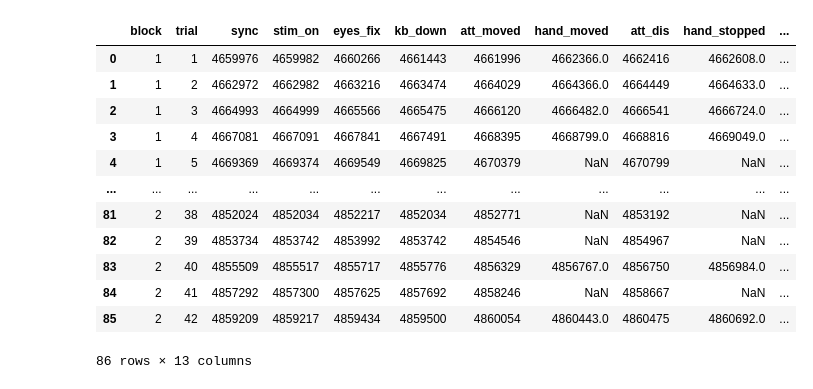
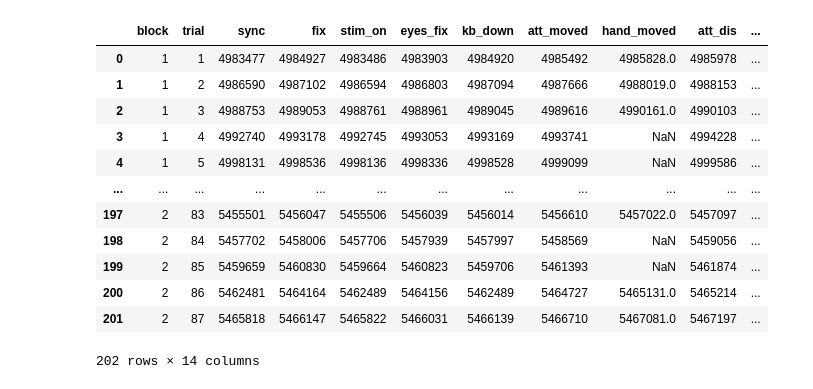
Before and after one commit to ClaraKuper/NoiseStrikeMatlab, a Jupyter notebook: Preprocessing/Parse Data.ipynb, the cells around one changed output. Saved outputs shown, nothing was run; the diff lists cells and outputs as text; code cells hidden in the pictures.

```diff
--- a/Preprocessing/Parse Data.ipynb
+++ b/Preprocessing/Parse Data.ipynb
@@ -17,7 +22,7 @@ import ipywidgets as widgets
 # next: plot the location of the stimuli
 # next: compare timing from eyelink and other data.
 
-f = open('../edf/test_NS.asc','r')
+f = open('../edf/ck44_NS.asc','r')
 l = f.readlines()
 read = False
 time_start = 4
@@ -38,12 +43,13 @@ events = [] # for time stamps of events
 tr_nr = 0 # set the trial number to 0
 block_nr = 0 # set the block number to 0
 mov_type = 'unknown' # unknown, saccade, blink, fixation
+tar_y = None
 in_trial = False # we only want the eye position when the trial has started (after trial_start)
 
 for line in l[start_id:]:
 
     # additional information for the table
-    append_message = [block_nr, tr_nr, mov_type]
+    append_message = [block_nr, tr_nr, mov_type, tar_y]
 
     if line[0:3].isnumeric(): # either the line starts with a number (time stamp), or with a string (message or detected movement)
             position_data = np.hstack((line.split(),append_message))
@@ -60,7 +66,7 @@ for line in l[start_id:]:
             sync = line.find('TRIAL SYNCTIME')
             sync_t = int(line[time_start:time_end])
 
-        if line.find('TRIAL_START')>=0:
+        if line.find('TRIAL_START')>= 0:
             start = line.find('TRIAL_START')
             start_t = line[time_start:time_end]
             tr_nr = int(line[start+len('TRIAL_START')+2:])
@@ -76,6 +82,7 @@ for line in l[start_id:]:
             att_goal = None
             feedback_shown = None
             response_cat = None
+            tar_y = None
 
             in_trial = True
 
@@ -97,8 +104,15 @@ for line in l[start_id:]:
                 if line.find('KEYBOARD_DOWN')>=0:
                     kb_down = int(line[time_start:time_end])
 
+                if line.find('BOTH_FIX')>=0:
+                    fix_t = int(line[time_start:time_end])
+
                 if line.find('ATTACKER_MOVED')>=0:
                     att_moved = int(line[time_start:time_end])
+
+                if line.find('NEW_TARGET')>=0:
+                    line_parsed = line.split('y: ')
+                    tar_y = int(line_parsed[1])
 
                 if line.find('START_HAND_MOVEMENT')>=0:
                     hand_moved = int(line[time_start:time_end])
@@ -123,7 +137,7 @@ for line in l[start_id:]:
                 if line.find('TRIAL_END')>=0:
 
                     end_t = line[time_start:time_end]
-                    trial_events = [block_nr, tr_nr, sync_t, stim_on, eyes_fix, kb_down, att_moved,
+                    trial_events = [block_nr, tr_nr, sync_t, fix_t, stim_on, eyes_fix, kb_down, att_moved,
                                     hand_moved, att_dis, hand_stopped, att_goal, feedback_shown, response_cat]
                     events.append(trial_events)
                     in_trial = False
@@ -148,22 +162,22 @@ for line in l[start_id:]:
                 if line.find('EBLINK')>=0:
                     mov_type = 'unknown'
 # %%
-event_data = pd.DataFrame(events, columns = ['block', 'trial', 'sync', 'stim_on', 'eyes_fix', 'kb_down',
+event_data = pd.DataFrame(events, columns = ['block', 'trial', 'sync', 'fix', 'stim_on', 'eyes_fix', 'kb_down',
                                             'att_moved', 'hand_moved', 'att_dis', 'hand_stopped', 'att_goal',
                                             'feedback_shown', 'response_cat'])
 event_data
 # %% [output]
-|  | block | trial | sync | stim_on | eyes_fix | kb_down | att_moved | hand_moved | att_dis | hand_stopped | ... |
-| 0 | 1 | 1 | 4659976 | 4659982 | 4660266 | 4661443 | 4661996 | 4662366.0 | 4662416 | 4662608.0 | ... |
-| 1 | 1 | 2 | 4662972 | 4662982 | 4663216 | 4663474 | 4664029 | 4664366.0 | 4664449 | 4664633.0 | ... |
-| 2 | 1 | 3 | 4664993 | 4664999 | 4665566 | 4665475 | 4666120 | 4666482.0 | 4666541 | 4666724.0 | ... |
-| 3 | 1 | 4 | 4667081 | 4667091 | 4667841 | 4667491 | 4668395 | 4668799.0 | 4668816 | 4669049.0 | ... |
-| 4 | 1 | 5 | 4669369 | 4669374 | 4669549 | 4669825 | 4670379 | NaN | 4670799 | NaN | ... |
+|  | block | trial | sync | fix | stim_on | eyes_fix | kb_down | att_moved | hand_moved | att_dis | ... |
+| 0 | 1 | 1 | 4983477 | 4984927 | 4983486 | 4983903 | 4984920 | 4985492 | 4985828.0 | 4985978 | ... |
+| 1 | 1 | 2 | 4986590 | 4987102 | 4986594 | 4986803 | 4987094 | 4987666 | 4988019.0 | 4988153 | ... |
+| 2 | 1 | 3 | 4988753 | 4989053 | 4988761 | 4988961 | 4989045 | 4989616 | 4990161.0 | 4990103 | ... |
+| 3 | 1 | 4 | 4992740 | 4993178 | 4992745 | 4993053 | 4993169 | 4993741 | NaN | 4994228 | ... |
+| 4 | 1 | 5 | 4998131 | 4998536 | 4998136 | 4998336 | 4998528 | 4999099 | NaN | 4999586 | ... |
 | ... | ... | ... | ... | ... | ... | ... | ... | ... | ... | ... | ... |
-| 81 | 2 | 38 | 4852024 | 4852034 | 4852217 | 4852034 | 4852771 | NaN | 4853192 | NaN | ... |
-| 82 | 2 | 39 | 4853734 | 4853742 | 4853992 | 4853742 | 4854546 | NaN | 4854967 | NaN | ... |
-| 83 | 2 | 40 | 4855509 | 4855517 | 4855717 | 4855776 | 4856329 | 4856767.0 | 4856750 | 4856984.0 | ... |
-| 84 | 2 | 41 | 4857292 | 4857300 | 4857625 | 4857692 | 4858246 | NaN | 4858667 | NaN | ... |
-| 85 | 2 | 42 | 4859209 | 4859217 | 4859434 | 4859500 | 4860054 | 4860443.0 | 4860475 | 4860692.0 | ... |
+| 197 | 2 | 83 | 5455501 | 5456047 | 5455506 | 5456039 | 5456014 | 5456610 | 5457022.0 | 5457097 | ... |
+| 198 | 2 | 84 | 5457702 | 5458006 | 5457706 | 5457939 | 5457997 | 5458569 | NaN | 5459056 | ... |
+| 199 | 2 | 85 | 5459659 | 5460830 | 5459664 | 5460823 | 5459706 | 5461393 | NaN | 5461874 | ... |
+| 200 | 2 | 86 | 5462481 | 5464164 | 5462489 | 5464156 | 5462489 | 5464727 | 5465131.0 | 5465214 | ... |
+| 201 | 2 | 87 | 5465818 | 5466147 | 5465822 | 5466031 | 5466139 | 5466710 | 5467081.0 | 5467197 | ... |
-86 rows × 13 columns
+202 rows × 14 columns
 # %%
```
Also changed, not shown: parts of 4 cells of this notebook, 9 other files.
